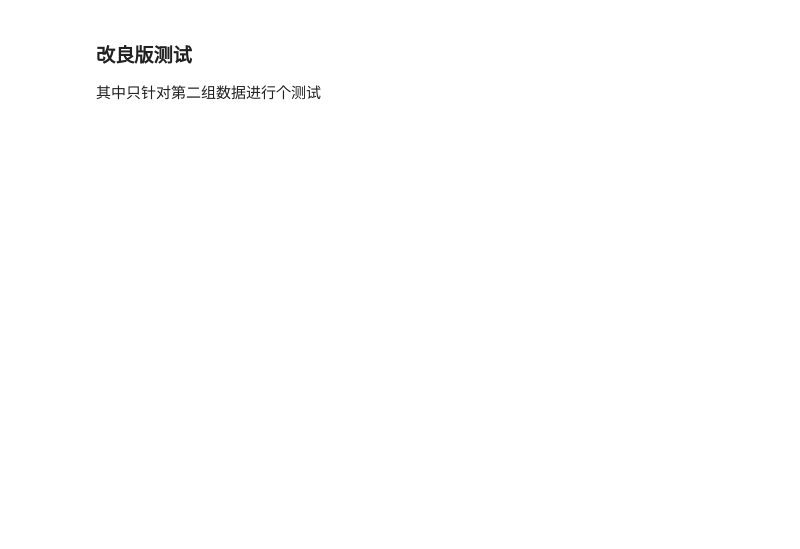
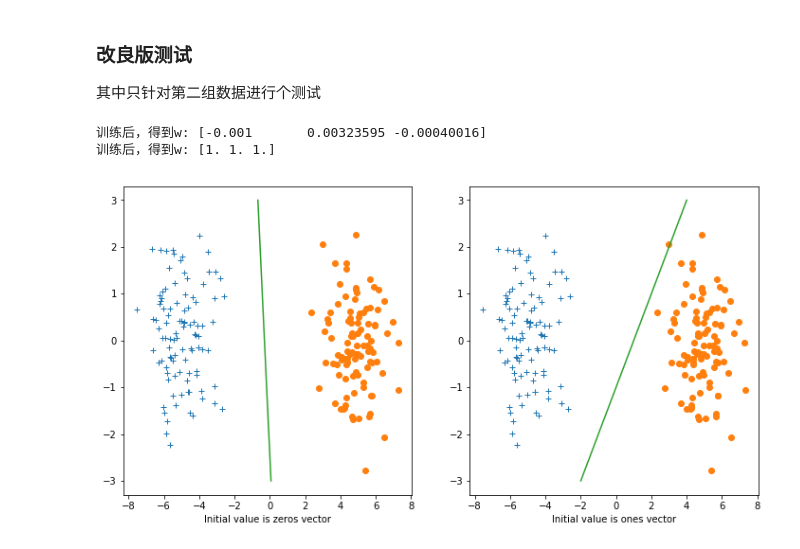
Before and after one commit to TobyYoung0412/PatternRecognition_Homework, a Jupyter notebook: PLA(感知器算法).ipynb, the cells around one changed output. Saved outputs shown, nothing was run; the diff lists cells and outputs as text; code cells hidden in the pictures; blank space fills up the shorter version.

```diff
--- a/PLA(感知器算法).ipynb
+++ b/PLA(感知器算法).ipynb
@@ -127,6 +184,41 @@ plt.show()
 # %% [markdown]
 ### 改良版测试
 其中只针对第二组数据进行个测试
+# %%
+mean = 5
+(s1, s2) = genData(mean, N)
+one = np.ones(s1.shape[0]).reshape(100,1)
+s1 = np.concatenate((s1, -1 * one), axis = 1)
+s2 = np.concatenate((s2,  1 * one), axis = 1)
+s = np.concatenate((s1, s2), axis=0)
+
+w = train_2(s[:150], 0)
+
+y = np.linspace(-3,3)
+x = (w[0] + w[2] * y)/w[1]
+
+plt.figure(figsize=(12,6))
+plt.subplot(1,2,1)
+plt.plot(s1[:,0],s1[:,1],'+')
+plt.plot(s2[:,0],s2[:,1],'o')
+plt.plot(x,y)
+plt.xlabel('Initial value is zeros vector')
+
+w = train_2(s[:150], 1)
+
+y = np.linspace(-3,3)
+x = (w[0] + w[2] * y)/w[1]
+
+plt.subplot(1,2,2)
+plt.plot(s1[:,0],s1[:,1],'+')
+plt.plot(s2[:,0],s2[:,1],'o')
+plt.plot(x,y)
+plt.xlabel('Initial value is ones vector')
+plt.show()
+# %% [output]
+训练后，得到w: [-0.001       0.00323595 -0.00040016]
+训练后，得到w: [1. 1. 1.]
+[figure, added]
 # %%
 mean = 2
 (s1, s2) = genData(mean, N)
```
Also changed, not shown: parts of 10 cells of this notebook, 2 other files.
